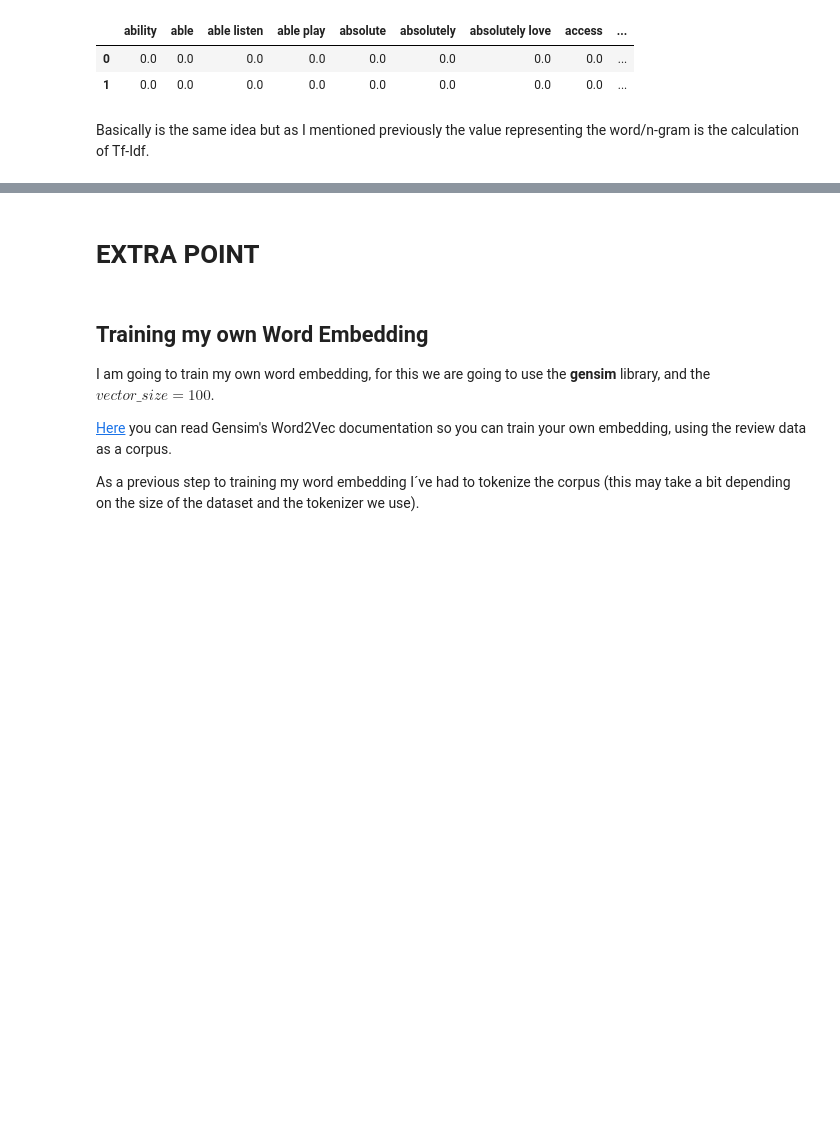
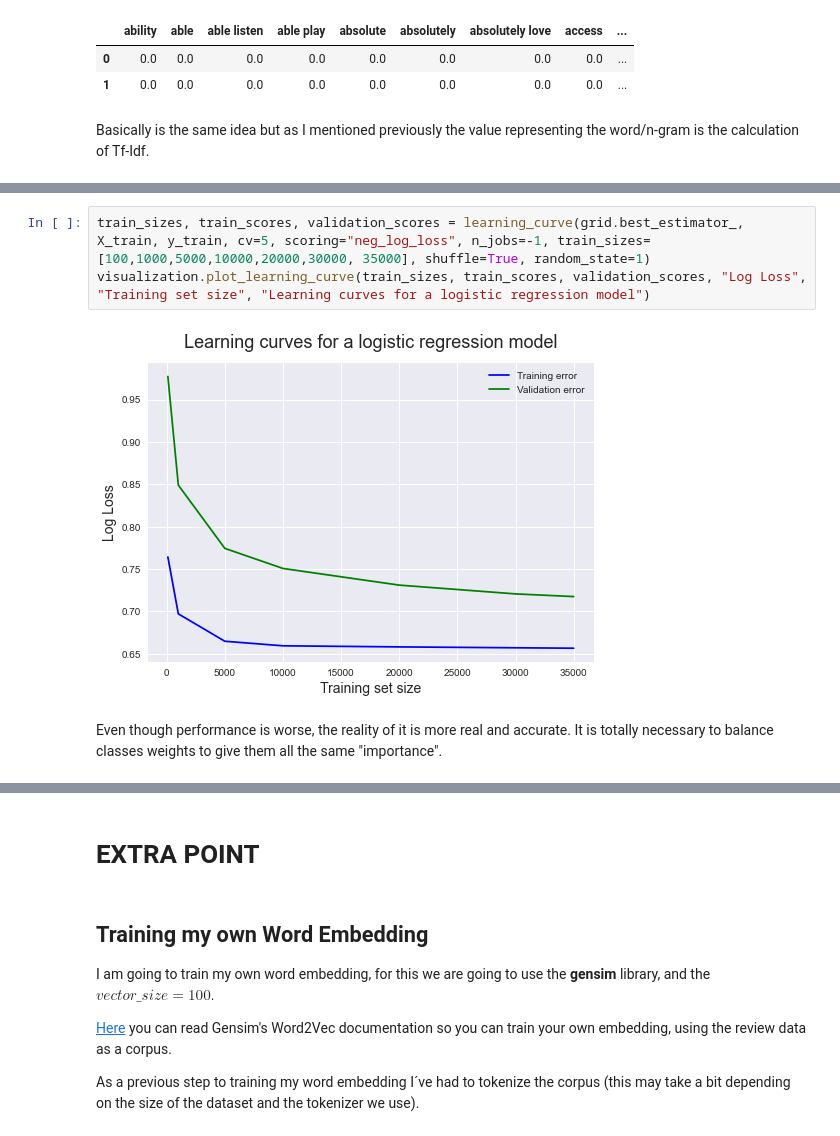
Before and after one commit to santiagoromero20/SentimentAnalysisApp-NLP-MCC, a Jupyter notebook: EDA.ipynb, the cells around one changed output, grey strips where cells are left out. Saved outputs shown, nothing was run; the diff lists cells and outputs as text; blank space fills up the shorter version.

```diff
--- a/EDA.ipynb
+++ b/EDA.ipynb
@@ -542,0 +609,7 @@ To hold such a huge Model evaluation, we want to achieve some reproductibility a
+# %%
+train_sizes, train_scores, validation_scores = learning_curve(grid.best_estimator_, X_train, y_train, cv=5, scoring="neg_log_loss", n_jobs=-1, train_sizes=[100,1000,5000,10000,20000,30000, 35000], shuffle=True, random_state=1)
+visualization.plot_learning_curve(train_sizes, train_scores, validation_scores, "Log Loss", "Training set size", "Learning curves for a logistic regression model")
+# %% [output]
+[figure, added]
+# %% [markdown]
+Even though performance is worse, the reality of it is more real and accurate. It is totally necessary to balance classes weights to give them all the same "importance".
```
Also changed, not shown: parts of 41 cells of this notebook.
